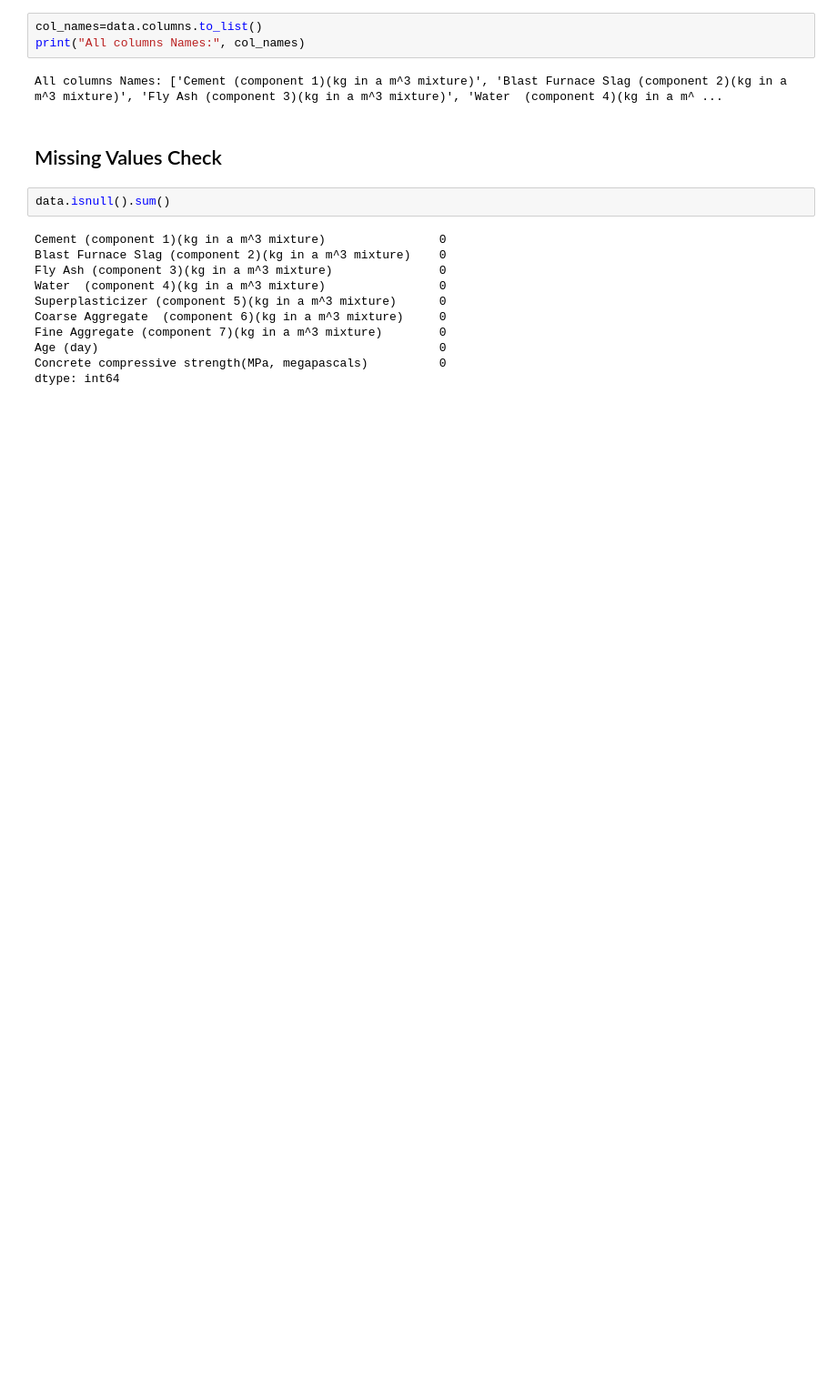
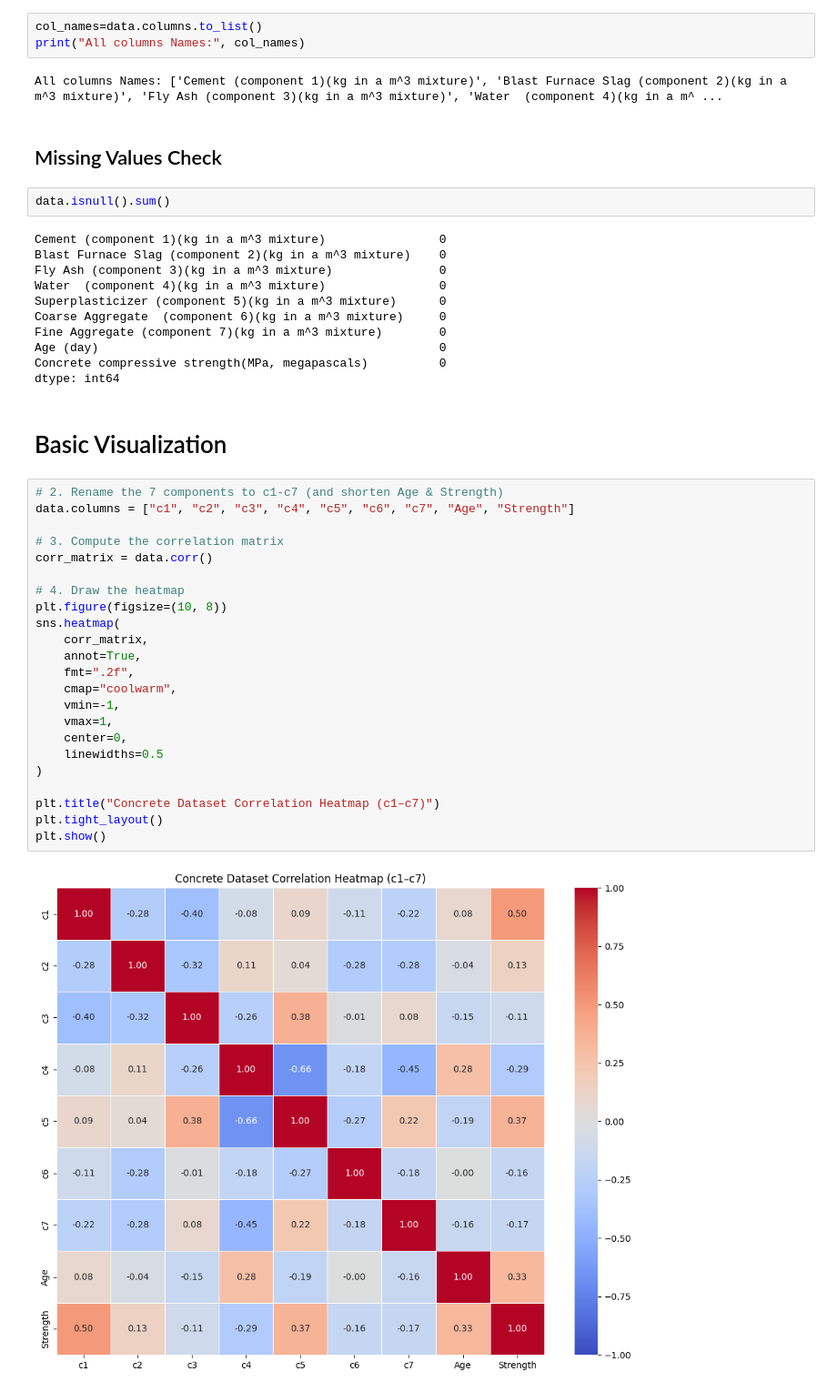
Before and after one commit to nayeem29dse/Concrete-Strength-Prediction-with-Neural-Network, a Jupyter notebook: Analysis.ipynb, the cells around one changed output. Shown at 91% size. Saved outputs shown, nothing was run; the diff lists cells and outputs as text; blank space fills up the shorter version.

Commit message:
Basic Visualization

```diff
--- a/Analysis.ipynb
+++ b/Analysis.ipynb
@@ -61,3 +61,30 @@ Fine Aggregate (component 7)(kg in a m^3 mixture)        0
 Age (day)                                                0
 Concrete compressive strength(MPa, megapascals)          0
 dtype: int64
+# %% [markdown]
+# Basic Visualization
+# %%
+# 2. Rename the 7 components to c1-c7 (and shorten Age & Strength)
+data.columns = ["c1", "c2", "c3", "c4", "c5", "c6", "c7", "Age", "Strength"]
+
+# 3. Compute the correlation matrix
+corr_matrix = data.corr()
+
+# 4. Draw the heatmap
+plt.figure(figsize=(10, 8))
+sns.heatmap(
+    corr_matrix,
+    annot=True,
+    fmt=".2f",
+    cmap="coolwarm",
+    vmin=-1,
+    vmax=1,
+    center=0,
+    linewidths=0.5
+)
+
+plt.title("Concrete Dataset Correlation Heatmap (c1–c7)")
+plt.tight_layout()
+plt.show()
+# %% [output]
+[figure, added]
```
Also changed, not shown: parts of 3 cells of this notebook.
